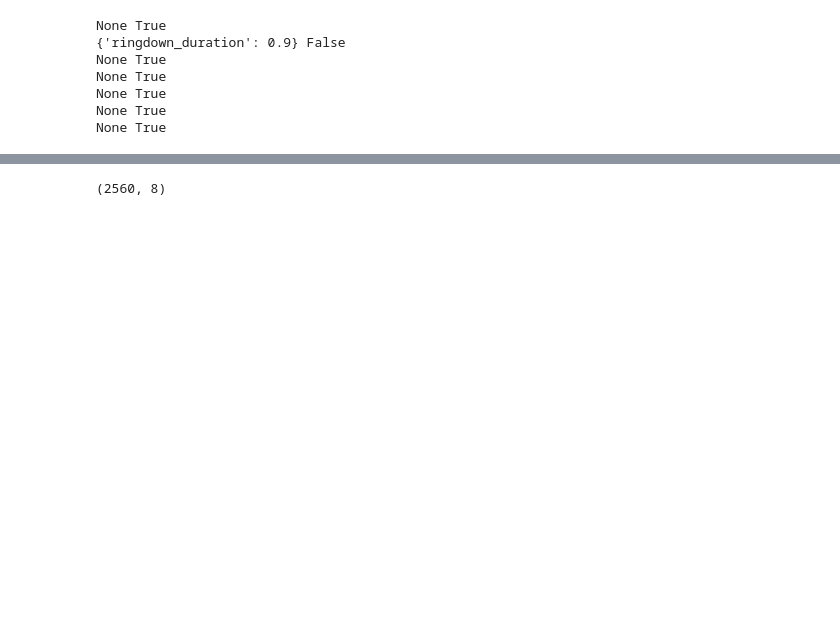
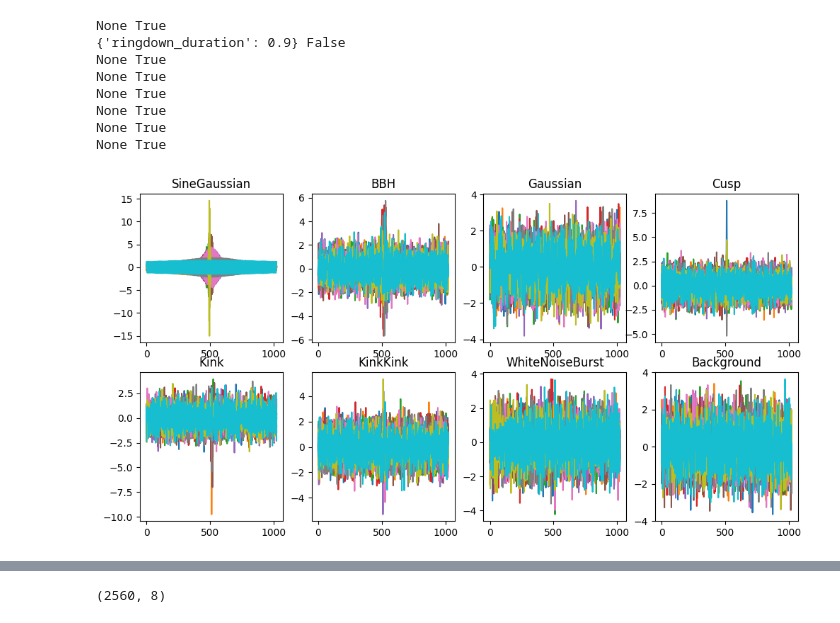
Before and after one commit to ML4GW/gwak, a Jupyter notebook: gwak/train/tests.ipynb, the cells around one changed output, grey strips where cells are left out. Drawn from its saved outputs; the diff is of its cells as text; code cells hidden in the pictures; blank space fills up the shorter version.

```diff
--- a/gwak/train/tests.ipynb
+++ b/gwak/train/tests.ipynb
@@ -12,19 +12,20 @@ import numpy as np
 import torch.nn.functional as F
 import lightning.pytorch as pl
 import yaml
+from tqdm import tqdm
 
-device = torch.device('cuda')
+device = torch.device('cuda') if torch.cuda.is_available() else 'cpu'
 # %%
 data_dir = "/n/holystore01/LABS/iaifi_lab/Lab/sambt/LIGO/gwak2_background"
 sample_rate = 2048
-kernel_length = 0.09765625
+kernel_length = 0.5
 psd_length = 64
 fduration = 1
 fftlength = 2
 batch_size = 256
 batches_per_epoch = 10
 num_workers = 2
-data_saving_file = Path("output/test.h5")
+data_saving_file = None
 duration = fduration + kernel_length
 
 from gwak.data.prior import SineGaussianBBC, LAL_BBHPrior, GaussianBBC, CuspBBC, KinkBBC, KinkkinkBBC, WhiteNoiseBurstBBC
@@ -37,7 +38,8 @@ signal_classes = [
     "Cusp",
     "Kink",
     "KinkKink",
-    "WhiteNoiseBurst"
+    "WhiteNoiseBurst",
+    "Background"
 ]
 priors = [
     SineGaussianBBC(),
@@ -46,7 +48,8 @@ priors = [
     CuspBBC(),
     KinkBBC(),
     KinkkinkBBC(),
-    WhiteNoiseBurstBBC()
+    WhiteNoiseBurstBBC(),
+    None
 ]
 waveforms = [
     SineGaussian(
@@ -70,7 +73,8 @@ waveforms = [
     WhiteNoiseBurst(
         sample_rate=sample_rate,
         duration=duration
-    )
+    ),
+    None
 ]
 extra_kwargs = [
     None,
@@ -79,6 +83,7 @@ extra_kwargs = [
     None,
     None,
     None,
+    None,
     None
 ]
 # %%
@@ -105,5 +110,26 @@ None True
 None True
 None True
 None True
+None True
 # %%
 test_loader = loader.test_dataloader()
+# %%
+for batch in test_loader:
+    [batch] = batch
+    waveforms, params, ras, decs, phics = loader.generate_waveforms(batch.shape[0])
+    batch = batch.to(device)
+    x = loader.multiInject(waveforms, batch)
+    labels = torch.cat([(i+1)*torch.ones(loader.num_per_class[i]) for i in range(loader.num_classes)])
+    break
+# %%
+fig,axes = plt.subplots(2,4,figsize=(12,6))
+
+for i, c in enumerate(signal_classes):
+    plt.sca(axes[i//4,i%4])
+    for k in range(10):
+        xsel = x[labels==i+1][k,0,:]
+        n = np.arange(len(xsel))
+        plt.plot(n,xsel.cpu().numpy())
+    plt.title(c)
+# %% [output]
+[figure, added]
```
Also changed, not shown: parts of 4 cells of this notebook, 52 other files.
